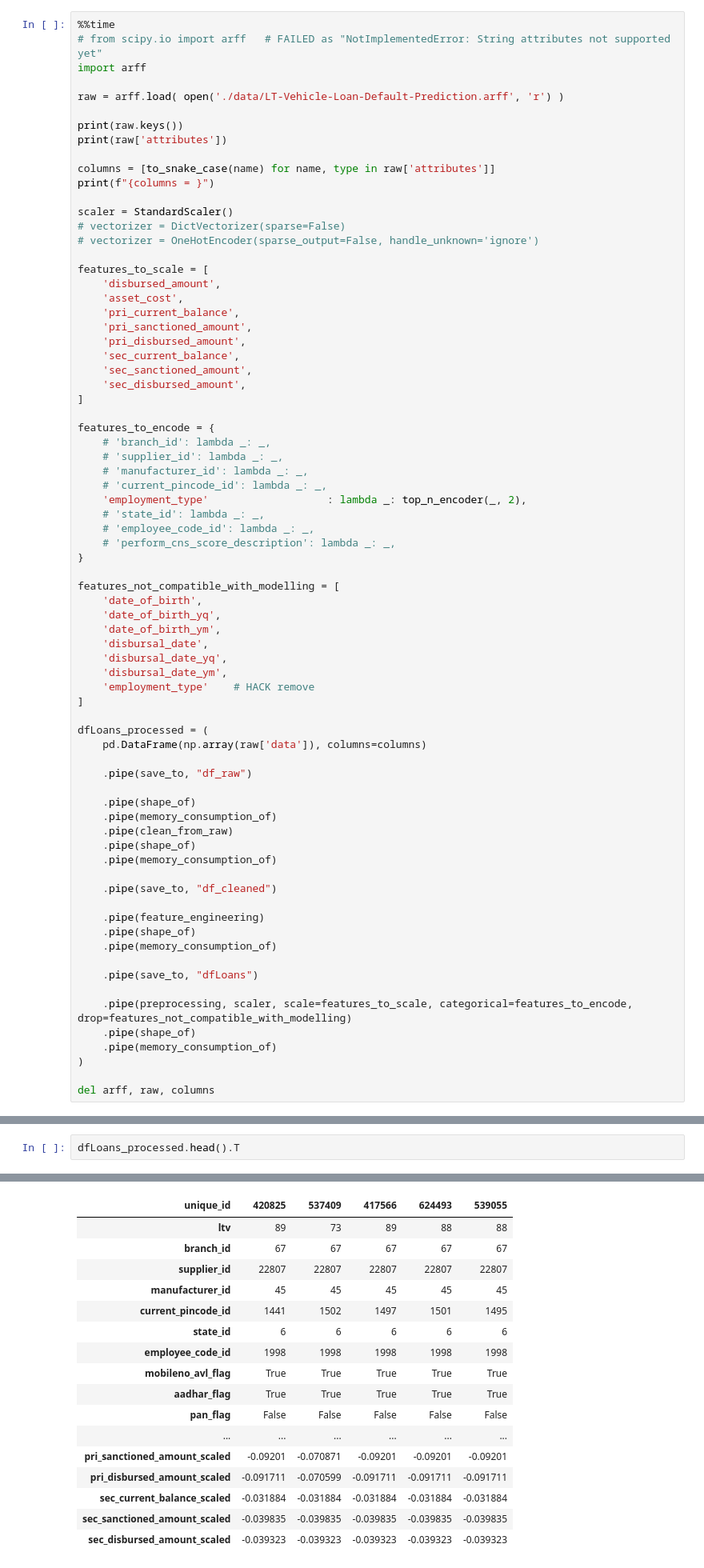
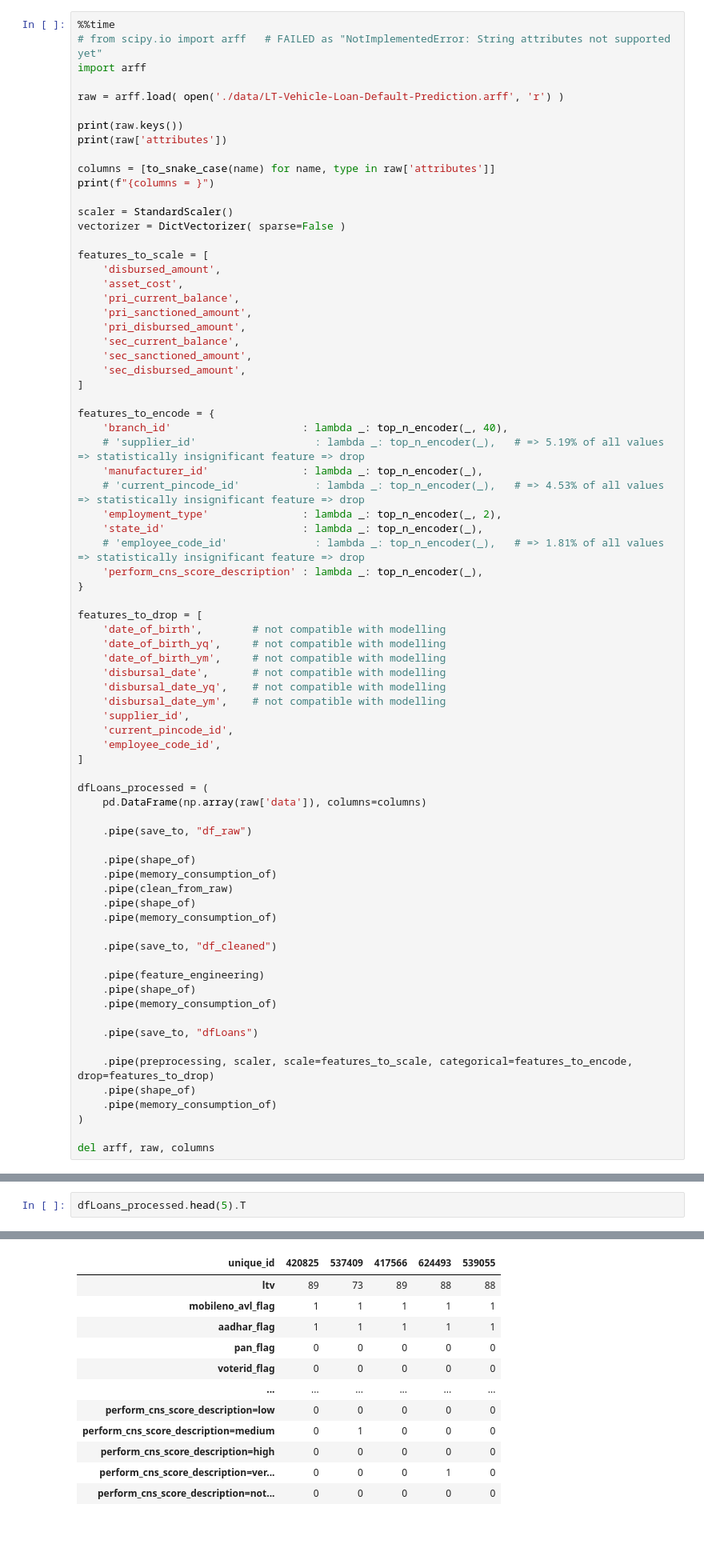
Before and after one commit to julrichkieffer/portfolio-data-science, a Jupyter notebook: 04 vehicle loan default/notebook.ipynb, the cells around one changed output, grey strips where cells are left out. Shown at 80% size. Cells and saved outputs as stored; diff of their text form; blank space fills up the shorter version.

Commit message:
preprocessing

```diff
--- a/04 vehicle loan default/notebook.ipynb
+++ b/04 vehicle loan default/notebook.ipynb
@@ -664,8 +641,7 @@ columns = [to_snake_case(name) for name, type in raw['attributes']]
 print(f"{columns = }")
 
 scaler = StandardScaler()
-# vectorizer = DictVectorizer(sparse=False)
-# vectorizer = OneHotEncoder(sparse_output=False, handle_unknown='ignore')
+vectorizer = DictVectorizer( sparse=False )
 
 features_to_scale = [
     'disbursed_amount',
@@ -679,24 +655,26 @@ features_to_scale = [
 ]
 
 features_to_encode = {
-    # 'branch_id': lambda _: _,
-    # 'supplier_id': lambda _: _,
-    # 'manufacturer_id': lambda _: _,
-    # 'current_pincode_id': lambda _: _,
-    'employment_type'                   : lambda _: top_n_encoder(_, 2),
-    # 'state_id': lambda _: _,
-    # 'employee_code_id': lambda _: _,
-    # 'perform_cns_score_description': lambda _: _,
+    'branch_id'                     : lambda _: top_n_encoder(_, 40),
+    # 'supplier_id'                   : lambda _: top_n_encoder(_),   # => 5.19% of all values => statistically insignificant feature => drop
+    'manufacturer_id'               : lambda _: top_n_encoder(_),
+    # 'current_pincode_id'            : lambda _: top_n_encoder(_),   # => 4.53% of all values => statistically insignificant feature => drop
+    'employment_type'               : lambda _: top_n_encoder(_, 2),
+    'state_id'                      : lambda _: top_n_encoder(_),
+    # 'employee_code_id'              : lambda _: top_n_encoder(_),   # => 1.81% of all values => statistically insignificant feature => drop
+    'perform_cns_score_description' : lambda _: top_n_encoder(_),
 }
 
-features_not_compatible_with_modelling = [
-    'date_of_birth',
-    'date_of_birth_yq',
-    'date_of_birth_ym',
-    'disbursal_date',
-    'disbursal_date_yq',
-    'disbursal_date_ym',
-    'employment_type'    # HACK remove
+features_to_drop = [
+    'date_of_birth',        # not compatible with modelling
+    'date_of_birth_yq',     # not compatible with modelling
+    'date_of_birth_ym',     # not compatible with modelling
+    'disbursal_date',       # not compatible with modelling
+    'disbursal_date_yq',    # not compatible with modelling
+    'disbursal_date_ym',    # not compatible with modelling
+    'supplier_id',
+    'current_pincode_id',
+    'employee_code_id',
 ]
 
 dfLoans_processed = (
@@ -718,7 +696,7 @@ dfLoans_processed = (
 
     .pipe(save_to, "dfLoans")
 
-    .pipe(preprocessing, scaler, scale=features_to_scale, categorical=features_to_encode, drop=features_not_compatible_with_modelling)
+    .pipe(preprocessing, scaler, scale=features_to_scale, categorical=features_to_encode, drop=features_to_drop)
     .pipe(shape_of)
     .pipe(memory_consumption_of)
 )
@@ -1609,21 +1572,16 @@ memory usage: 35.0 MB
 # %%
-dfLoans_processed.head().T
+dfLoans_processed.head(5).T
 # %% [output]
 [interactive output not drawn]
 | unique_id | 420825 | 537409 | 417566 | 624493 | 539055 |
 | ltv | 89 | 73 | 89 | 88 | 88 |
-| branch_id | 67 | 67 | 67 | 67 | 67 |
-| supplier_id | 22807 | 22807 | 22807 | 22807 | 22807 |
-| manufacturer_id | 45 | 45 | 45 | 45 | 45 |
-| current_pincode_id | 1441 | 1502 | 1497 | 1501 | 1495 |
-| state_id | 6 | 6 | 6 | 6 | 6 |
-| employee_code_id | 1998 | 1998 | 1998 | 1998 | 1998 |
-| mobileno_avl_flag | True | True | True | True | True |
-| aadhar_flag | True | True | True | True | True |
-| pan_flag | False | False | False | False | False |
+| mobileno_avl_flag | 1 | 1 | 1 | 1 | 1 |
+| aadhar_flag | 1 | 1 | 1 | 1 | 1 |
+| pan_flag | 0 | 0 | 0 | 0 | 0 |
+| voterid_flag | 0 | 0 | 0 | 0 | 0 |
 | ... | ... | ... | ... | ... | ... |
-| pri_sanctioned_amount_scaled | -0.09201 | -0.070871 | -0.09201 | -0.09201 | -0.09201 |
-| pri_disbursed_amount_scaled | -0.091711 | -0.070599 | -0.091711 | -0.091711 | -0.091711 |
-| sec_current_balance_scaled | -0.031884 | -0.031884 | -0.031884 | -0.031884 | -0.031884 |
-| sec_sanctioned_amount_scaled | -0.039835 | -0.039835 | -0.039835 | -0.039835 | -0.039835 |
-| sec_disbursed_amount_scaled | -0.039323 | -0.039323 | -0.039323 | -0.039323 | -0.039323 |
+| perform_cns_score_description=low | 0 | 0 | 0 | 0 | 0 |
+| perform_cns_score_description=medium | 0 | 1 | 0 | 0 | 0 |
+| perform_cns_score_description=high | 0 | 0 | 0 | 0 | 0 |
+| perform_cns_score_description=ver... | 0 | 0 | 0 | 1 | 0 |
+| perform_cns_score_description=not... | 0 | 0 | 0 | 0 | 0 |
```
Also changed, not shown: parts of 41 cells of this notebook.
